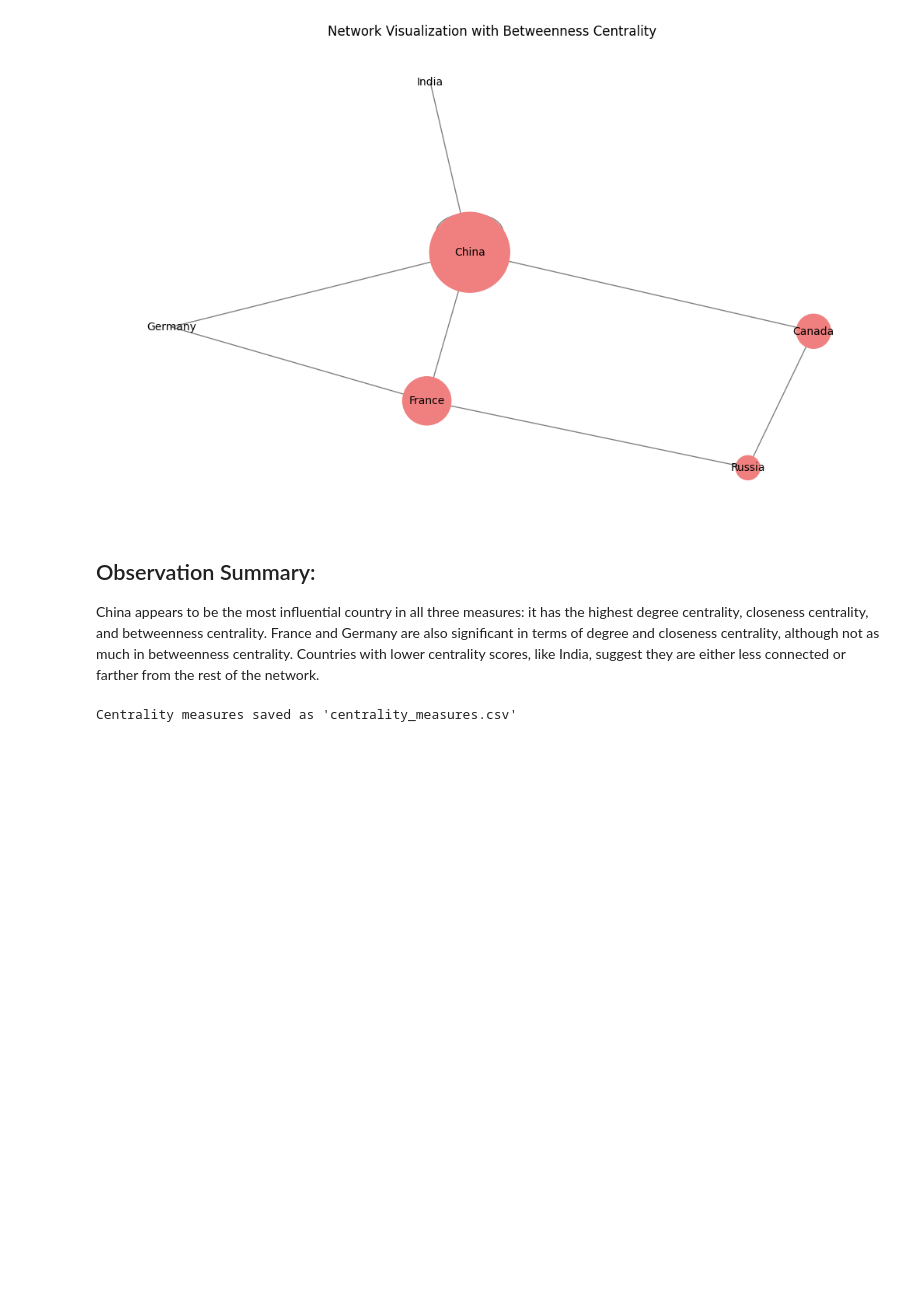
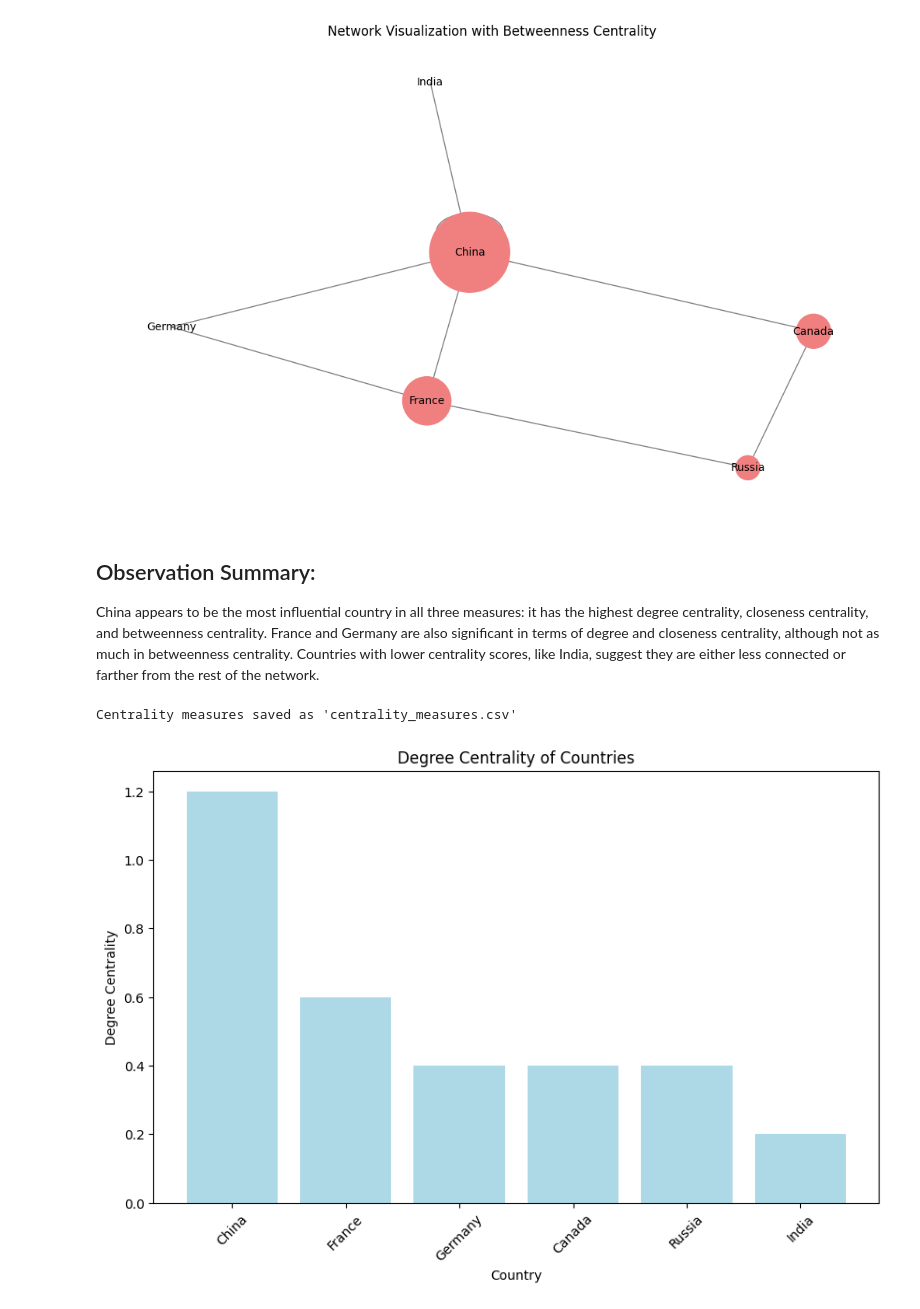
Before and after one commit to 92EvanC/20th_Century, a Jupyter notebook: Network_graph_1.7.ipynb, the cells around one changed output. Drawn from its saved outputs; the diff is of its cells as text; code cells hidden in the pictures; blank space fills up the shorter version.

```diff
--- a/Network_graph_1.7.ipynb
+++ b/Network_graph_1.7.ipynb
@@ -231,3 +231,14 @@ centrality_df.to_csv("centrality_measures.csv", index=False)
 print("Centrality measures saved as 'centrality_measures.csv'")
 # %% [output]
 Centrality measures saved as 'centrality_measures.csv'
+# %%
+# Visualize Degree Centrality
+plt.figure(figsize=(10, 6))
+plt.bar(centrality_df['Country'], centrality_df['Degree Centrality'], color='lightblue')
+plt.xlabel('Country')
+plt.ylabel('Degree Centrality')
+plt.title('Degree Centrality of Countries')
+plt.xticks(rotation=45)
+plt.show()
+# %% [output]
+[figure, added]
```
Also changed, not shown: parts of 2 cells of this notebook.
